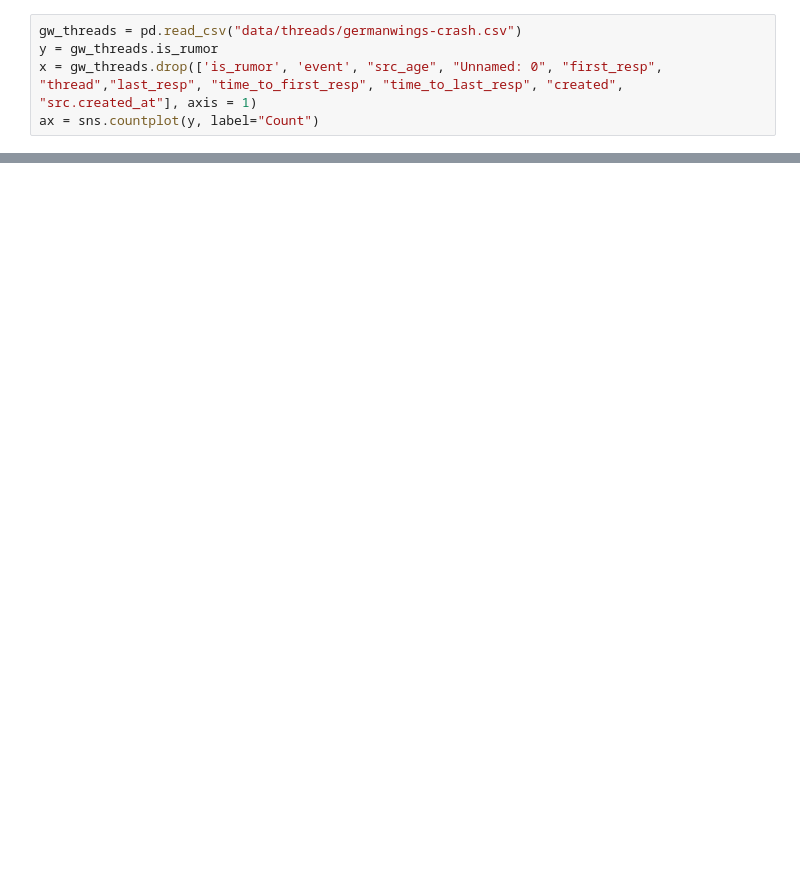
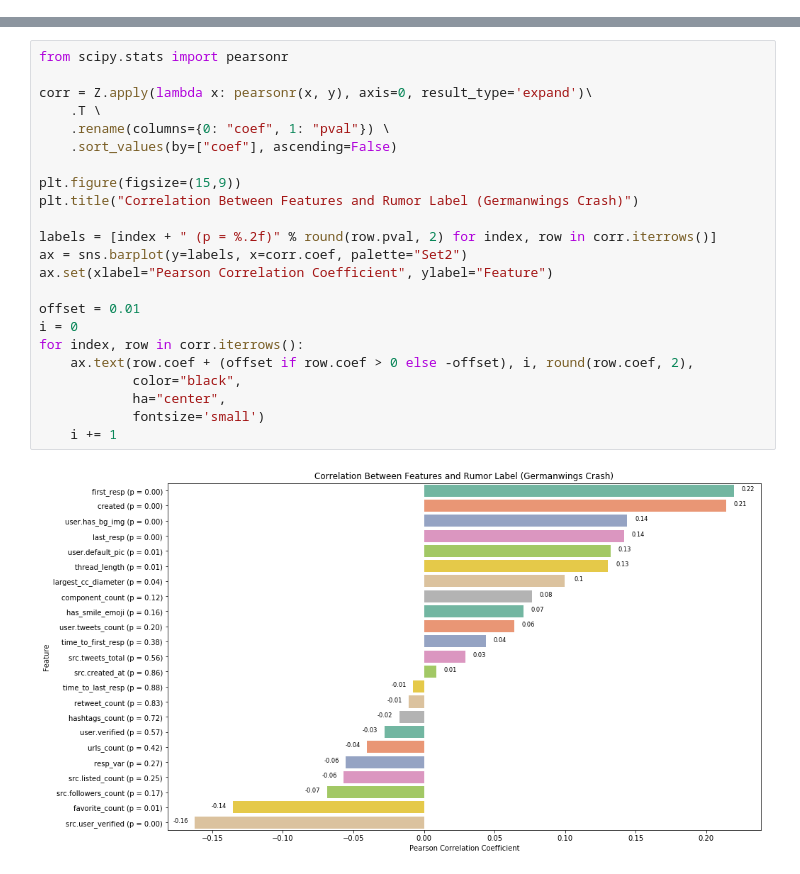
Before and after one commit to steve-kasica/pheme-rnr-knowledge-discovery, a Jupyter notebook: Feature Analysis.ipynb, the cells around one changed output, grey strips where cells are left out. Saved outputs shown, nothing was run; the diff lists cells and outputs as text; blank space fills up the shorter version.

```diff
--- a/Feature Analysis.ipynb
+++ b/Feature Analysis.ipynb
@@ -7,5 +8,0 @@ import matplotlib.pyplot as plt
-# %%
-gw_threads = pd.read_csv("data/threads/germanwings-crash.csv")
-y = gw_threads.is_rumor
-x = gw_threads.drop(['is_rumor', 'event', "src_age", "Unnamed: 0", "first_resp", "thread","last_resp", "time_to_first_resp", "time_to_last_resp", "created", "src.created_at"], axis = 1)
-ax = sns.countplot(y, label="Count")
@@ -33,0 +35,25 @@ plt.xticks(rotation=90)
+# %%
+from scipy.stats import pearsonr
+
+corr = Z.apply(lambda x: pearsonr(x, y), axis=0, result_type='expand')\
+    .T \
+    .rename(columns={0: "coef", 1: "pval"}) \
+    .sort_values(by=["coef"], ascending=False)
+
+plt.figure(figsize=(15,9))
+plt.title("Correlation Between Features and Rumor Label (Germanwings Crash)")
+
+labels = [index + " (p = %.2f)" % round(row.pval, 2) for index, row in corr.iterrows()]
+ax = sns.barplot(y=labels, x=corr.coef, palette="Set2")
+ax.set(xlabel="Pearson Correlation Coefficient", ylabel="Feature")
+
+offset = 0.01
+i = 0
+for index, row in corr.iterrows():
+    ax.text(row.coef + (offset if row.coef > 0 else -offset), i, round(row.coef, 2),
+            color="black",
+            ha="center",
+            fontsize='small')
+    i += 1
+# %% [output]
+[figure, added]
```
Also changed, not shown: parts of 12 cells of this notebook.
